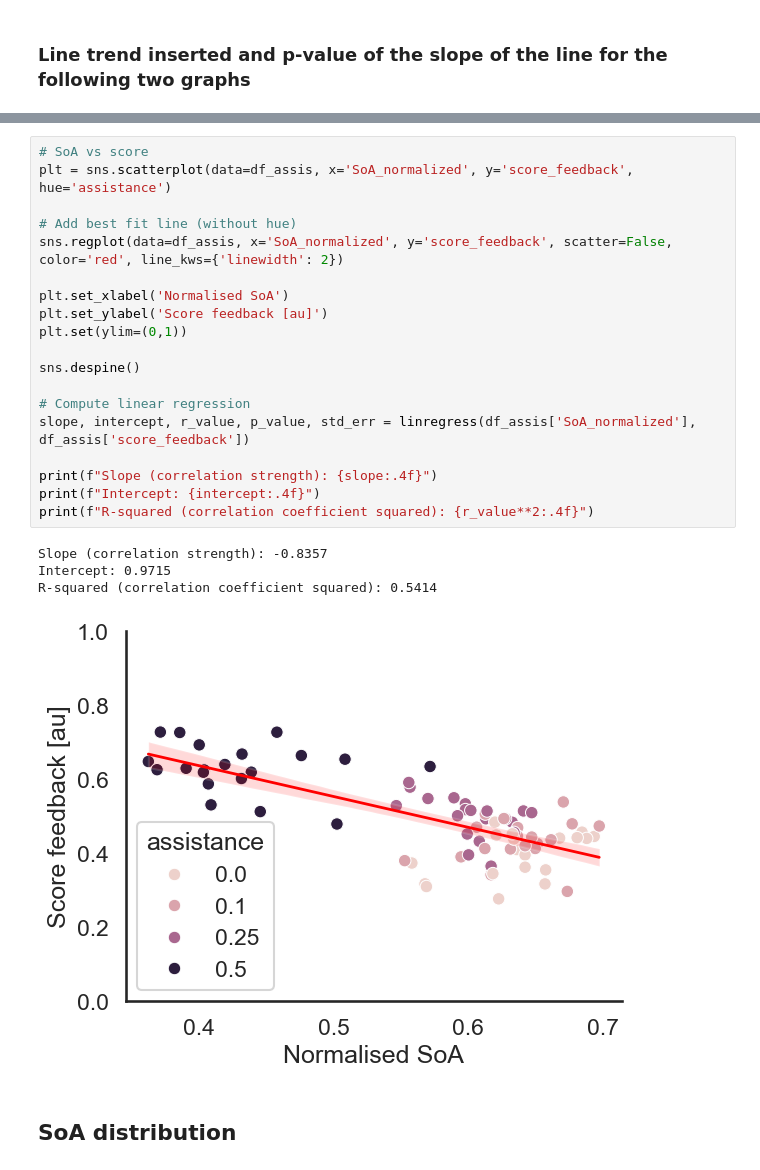
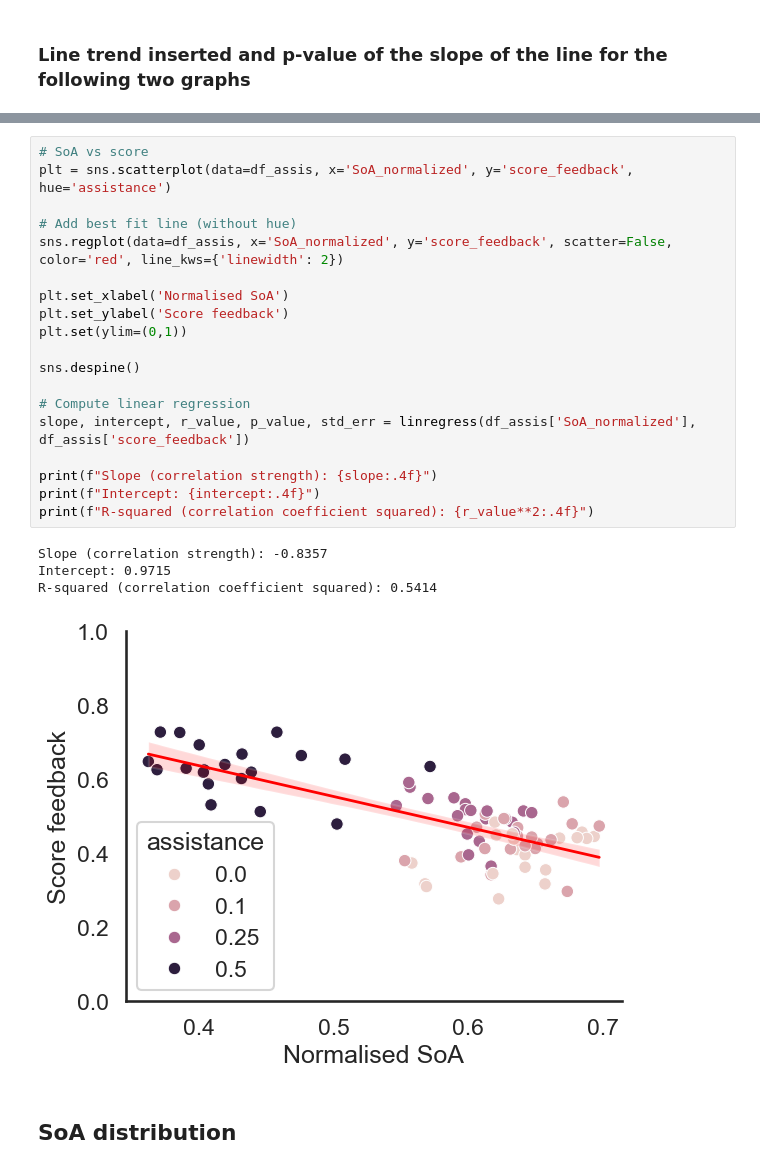
Before and after one commit to brocbacq/Thesis_analysis, a Jupyter notebook: analysis_normalized.ipynb, the cells around one changed output, grey strips where cells are left out. Drawn from its saved outputs; the diff is of its cells as text.

```diff
--- a/analysis_normalized.ipynb
+++ b/analysis_normalized.ipynb
@@ -525,27 +524,27 @@ R-squared (correlation coefficient squared): 0.1701
 # %%
 # SoA vs score
 plt = sns.scatterplot(data=df_assis, x='SoA_normalized', y='score_feedback', hue='assistance')
 
 # Add best fit line (without hue)
 sns.regplot(data=df_assis, x='SoA_normalized', y='score_feedback', scatter=False, color='red', line_kws={'linewidth': 2})
 
 plt.set_xlabel('Normalised SoA')
-plt.set_ylabel('Score feedback [au]')
+plt.set_ylabel('Score feedback')
 plt.set(ylim=(0,1))
 
 sns.despine()
 
 # Compute linear regression
 slope, intercept, r_value, p_value, std_err = linregress(df_assis['SoA_normalized'], df_assis['score_feedback'])
 
 print(f"Slope (correlation strength): {slope:.4f}")
 print(f"Intercept: {intercept:.4f}")
 print(f"R-squared (correlation coefficient squared): {r_value**2:.4f}")
 # %% [output]
 Slope (correlation strength): -0.8357
 Intercept: 0.9715
 R-squared (correlation coefficient squared): 0.5414
-[figure, old version]
+[figure, new version]
 # %% [markdown]
 ## SoA distribution
 # %%
```
Also changed, not shown: parts of 5 cells of this notebook.
